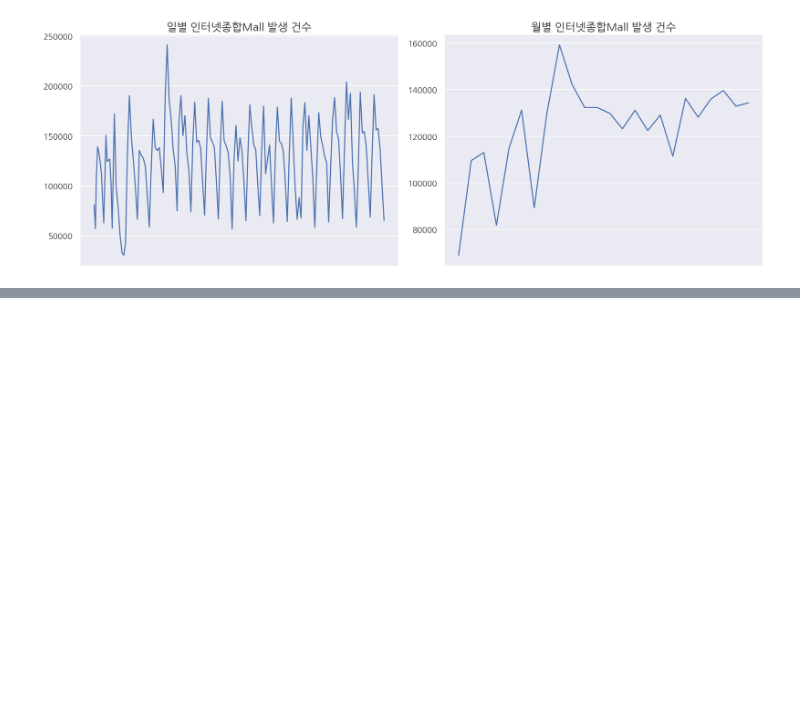
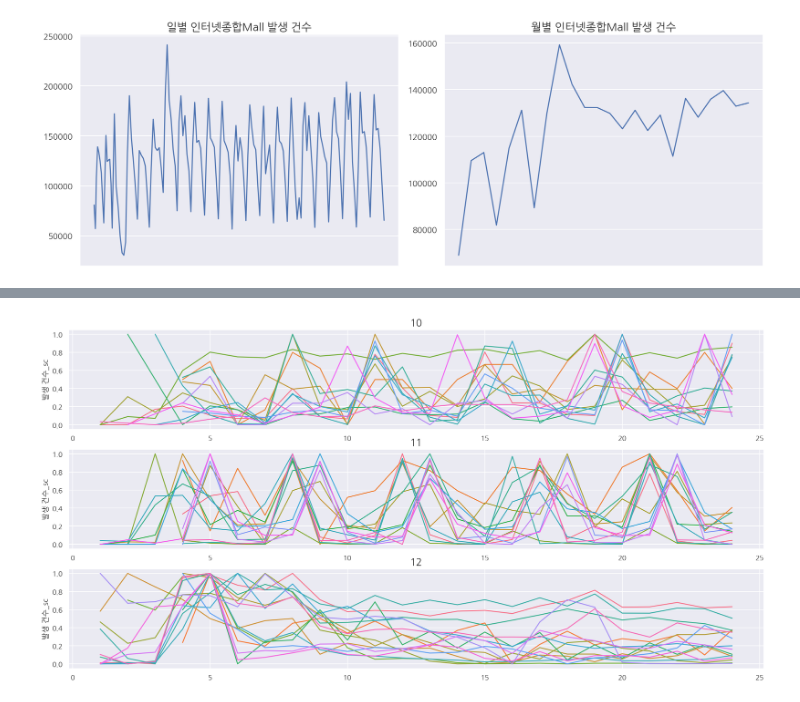
Before and after one commit to seonwoojh/Python_Tutorial, a Jupyter notebook: 코로나_데이터분석_연습.ipynb, the cells around one changed output, grey strips where cells are left out. Saved outputs shown, nothing was run; the diff lists cells and outputs as text; code cells hidden in the pictures; blank space fills up the shorter version.

```diff
--- a/코로나_데이터분석_연습.ipynb
+++ b/코로나_데이터분석_연습.ipynb
@@ -194,0 +207,37 @@ card_to_temp.head()
+# %%
+import scipy.cluster.hierarchy as spc
+def hierarchical_clustering(correlation, method, param):
+    pdist = spc.distance.pdist(correlation)
+    linkage = spc.linkage(pdist, method=method)
+    idx = spc.fcluster(linkage, param * pdist.max(), 'distance')
+    cluster = pd.DataFrame({'업종 명':correlation.index, '그룹':idx})
+    return cluster
+# %%
+#업종별로 MinMax Scaling하는 함수
+def get_scale(Data, target1, target2):
+    Data[target1 + "_sc"] = np.zeros(Data.shape[0])
+    Data[target1 + "_sc"] = np.zeros(Data.shape[0])
+
+    for kind in Data['업종 명'].unique():
+        temp = Data[Data['업종 명'] == kind].copy()
+        temp[target1 + "_sc"]  = temp[target1].transform(lambda x:(x-x.min())/(x.max()-x.min()))
+        temp[target2 + "_sc"]  = temp[target2].transform(lambda x:(x-x.min())/(x.max()-x.min()))
+        index = temp.index
+        Data.loc[index,target1 + "_sc"] = temp[target1 + "_sc"]
+        Data.loc[index,target2 + "_sc"] = temp[target2 + "_sc"]
+
+    return Data
+# %%
+cluster = hierarchical_clustering(corr, 'complete', 0.45)
+# %%
+card_compare = get_scale(card_compare, "발생 금액", "발생 건수")
+# %%
+fig,ax = plt.subplots(3,1,figsize=(20,10))
+for num,i in enumerate([10,11,12]):
+    cluster_kind = list(cluster[cluster['그룹']==i]['업종 명'])
+    temp = card_compare[card_compare['업종 명'].isin(cluster_kind)]
+    sns.lineplot(temp['주'],temp['발생 건수_sc'],hue=temp['업종 명'],ax=ax[num])
+    ax[num].legend().set_visible(False); ax[num].set_xlabel('')
+    ax[num].set_title(i, fontsize=16)
+# %% [output]
+[figure, added]
```
Also changed, not shown: parts of 7 cells of this notebook.
